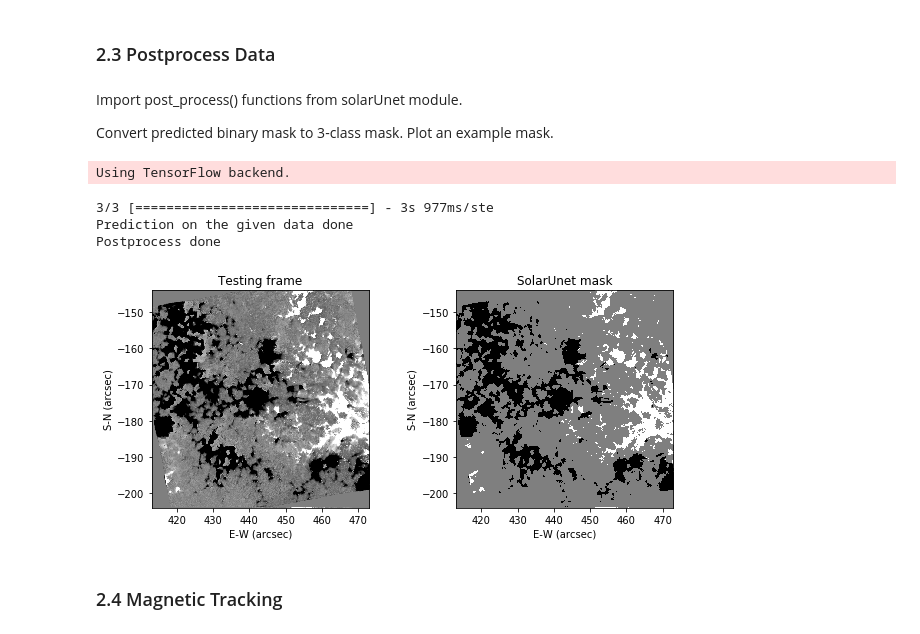
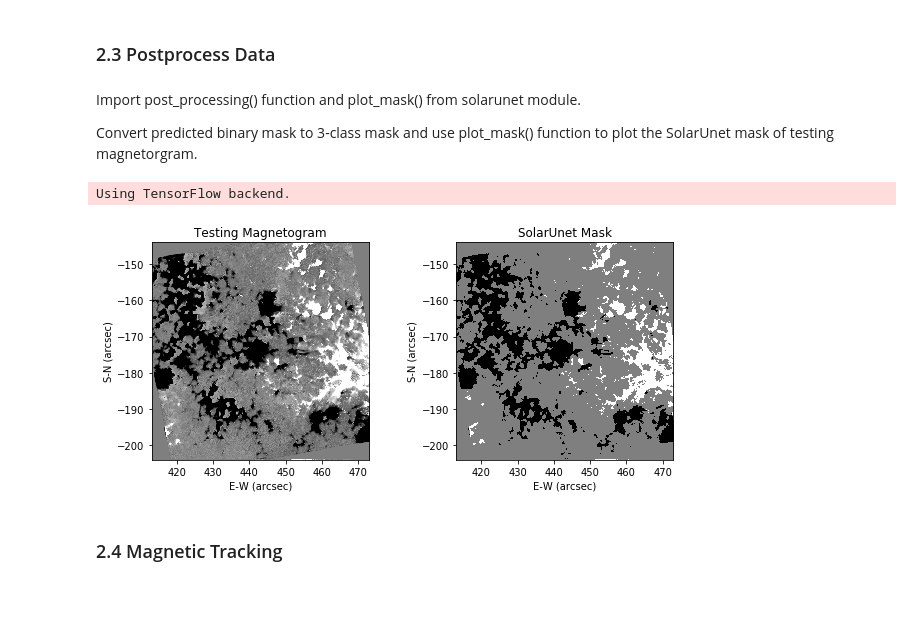
Before and after one commit to HaodiJiang/SolarUnet, a Jupyter notebook: run_SolarUnet.ipynb, the cells around one changed output. Saved outputs shown, nothing was run; the diff lists cells and outputs as text; code cells hidden in the pictures; blank space fills up the shorter version.

```diff
--- a/run_SolarUnet.ipynb
+++ b/run_SolarUnet.ipynb
@@ -83,23 +83,19 @@ Prediction on the given data done
 # %% [markdown]
 ### 2.3 Postprocess Data
 # %% [markdown]
-Import post_process() functions from solarUnet module.
+Import post_processing() function and plot_mask() from solarunet module.
 
-Convert predicted binary mask to 3-class mask. Plot an example mask.
+Convert predicted binary mask to 3-class mask and use plot_mask() function to plot the SolarUnet
+mask of testing magnetorgram.
-# %%
-from solarUnet import post_process
-post_process()
-# %% [output]
-Using TensorFlow backend.
-3/3 [==============================] - 3s 977ms/ste
-Prediction on the given data done
-Postprocess done
 # %%
-from solarUnet import plot_mask
+from solarunet import post_processing
+from solarunet import plot_mask
 %matplotlib inline
+post_processing()
 plot_mask()
 # %% [output]
+Using TensorFlow backend.
-[figure, old version]
+[figure, new version]
 # %% [markdown]
 ### 2.4 Magnetic Tracking
 # %% [markdown]
```
Also changed, not shown: parts of 8 cells of this notebook, 1 other file.
